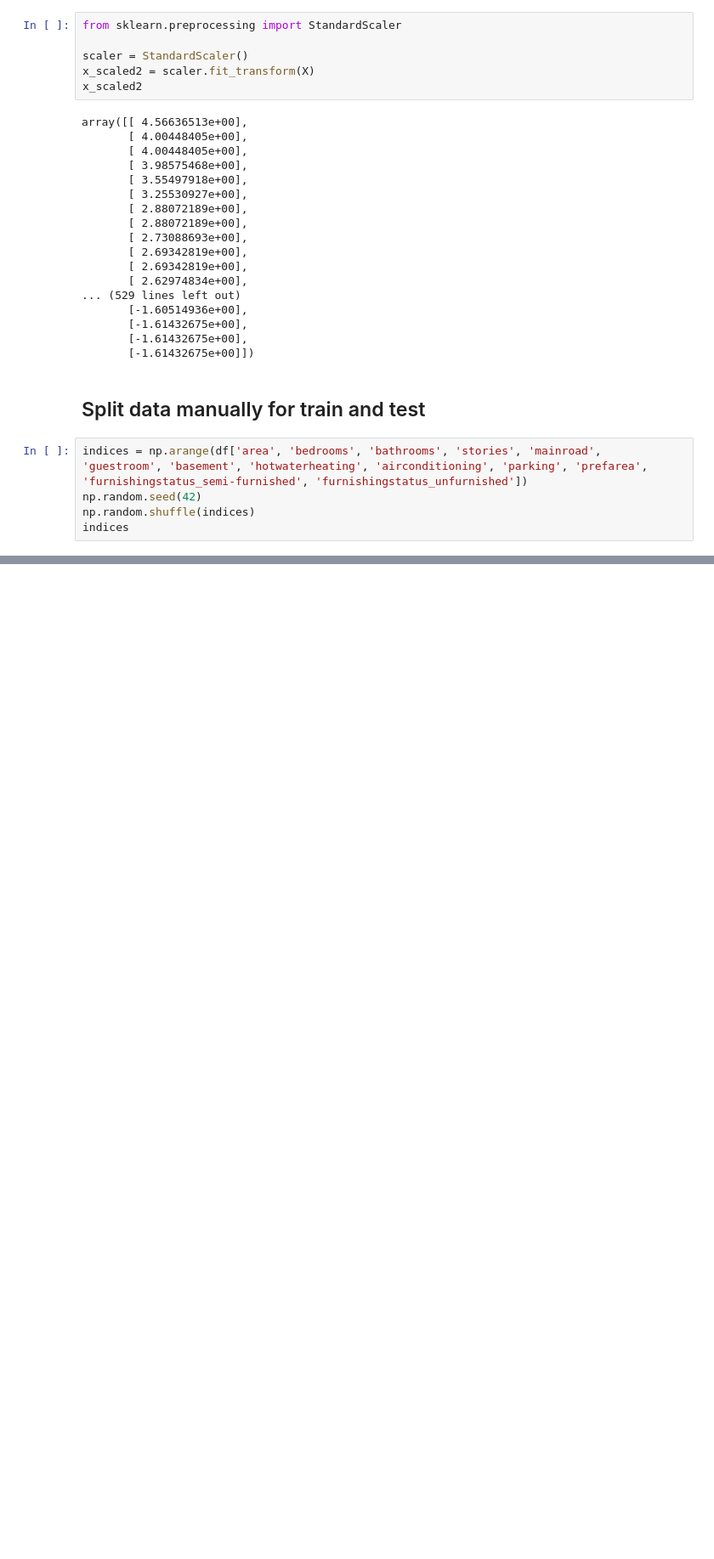
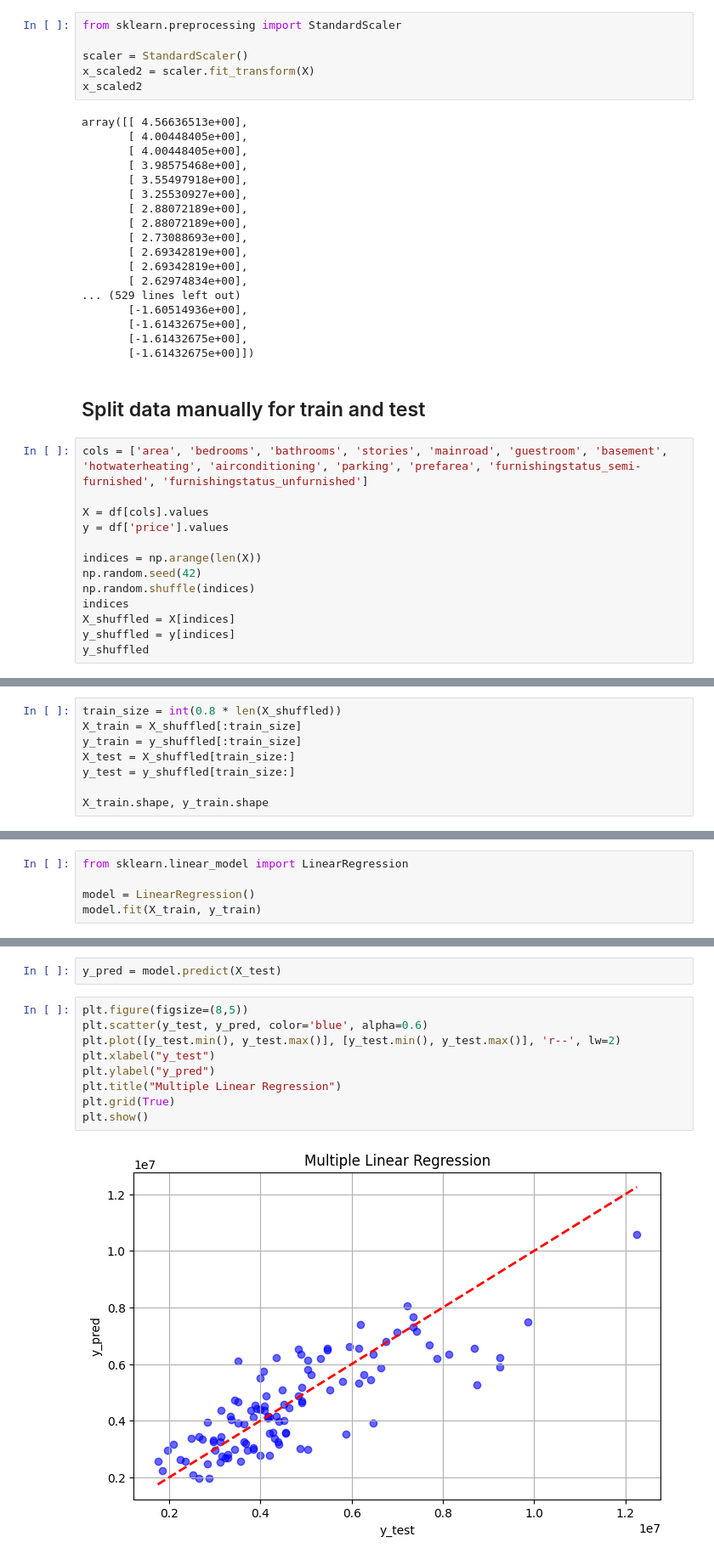
Before and after one commit to saparbayev-azizbek-12/bi-and-ai-talents-ml, a Jupyter notebook: lesson-4/homework/homework.ipynb, the cells around one changed output, grey strips where cells are left out. Shown at 85% size. Drawn from its saved outputs; the diff is of its cells as text; blank space fills up the shorter version.

```diff
--- a/lesson-4/homework/homework.ipynb
+++ b/lesson-4/homework/homework.ipynb
@@ -181,8 +183,16 @@ array([[ 4.56636513e+00],
 # %% [markdown]
 ## Split data manually for train and test
 # %%
-indices = np.arange(df['area', 'bedrooms', 'bathrooms', 'stories', 'mainroad', 'guestroom', 'basement', 'hotwaterheating', 'airconditioning', 'parking', 'prefarea', 'furnishingstatus_semi-furnished', 'furnishingstatus_unfurnished'])
+cols = ['area', 'bedrooms', 'bathrooms', 'stories', 'mainroad', 'guestroom', 'basement', 'hotwaterheating', 'airconditioning', 'parking', 'prefarea', 'furnishingstatus_semi-furnished', 'furnishingstatus_unfurnished']
+
+X = df[cols].values
+y = df['price'].values
+
+indices = np.arange(len(X))
 np.random.seed(42)
 np.random.shuffle(indices)
 indices
+X_shuffled = X[indices]
+y_shuffled = y[indices]
+y_shuffled
 # %% [output]
@@ -189,0 +216,8 @@ KeyError: ('area', 'bedrooms', 'bathrooms', 'stories', 'mainroad', 'guestroom',
+# %%
+train_size = int(0.8 * len(X_shuffled))
+X_train = X_shuffled[:train_size]
+y_train = y_shuffled[:train_size]
+X_test = X_shuffled[train_size:]
+y_test = y_shuffled[train_size:]
+
+X_train.shape, y_train.shape
@@ -189,0 +226,5 @@ KeyError: ('area', 'bedrooms', 'bathrooms', 'stories', 'mainroad', 'guestroom',
+# %%
+from sklearn.linear_model import LinearRegression
+
+model = LinearRegression()
+model.fit(X_train, y_train)
@@ -189,0 +233,13 @@ KeyError: ('area', 'bedrooms', 'bathrooms', 'stories', 'mainroad', 'guestroom',
+# %%
+y_pred = model.predict(X_test)
+# %%
+plt.figure(figsize=(8,5))
+plt.scatter(y_test, y_pred, color='blue', alpha=0.6)
+plt.plot([y_test.min(), y_test.max()], [y_test.min(), y_test.max()], 'r--', lw=2)
+plt.xlabel("y_test")
+plt.ylabel("y_pred")
+plt.title("Multiple Linear Regression")
+plt.grid(True)
+plt.show()
+# %% [output]
+[figure, added]
```
Also changed, not shown: parts of 4 cells of this notebook, 9 other files.
